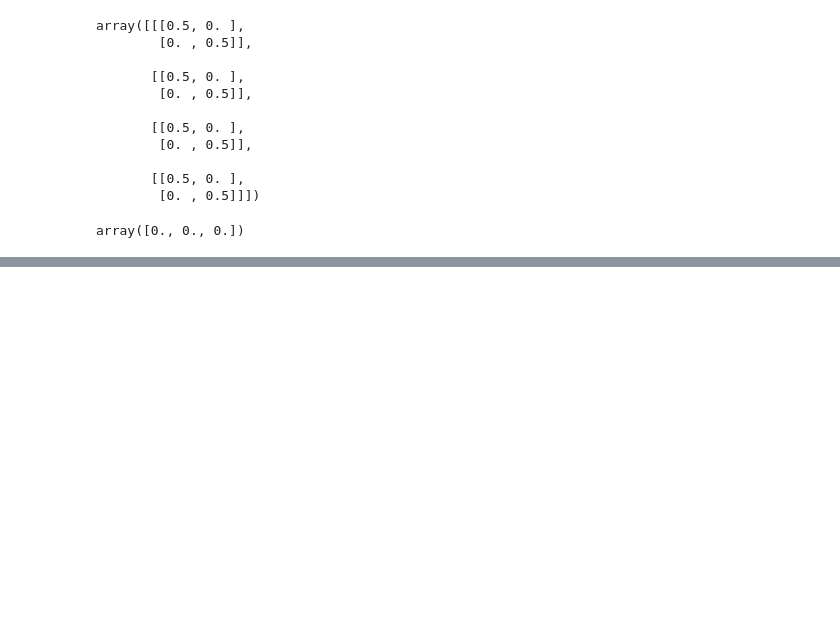
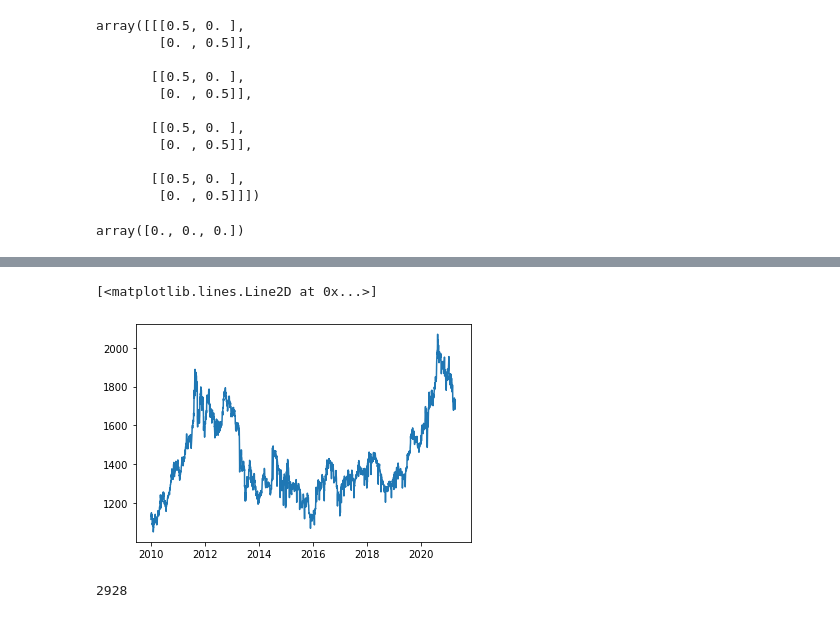
Before and after one commit to kwonsunbin/LFD_project2, a Jupyter notebook: src/Untitled.ipynb, the cells around one changed output, grey strips where cells are left out. Saved outputs shown, nothing was run; the diff lists cells and outputs as text; code cells hidden in the pictures; blank space fills up the shorter version.

```diff
--- a/src/Untitled.ipynb
+++ b/src/Untitled.ipynb
@@ -55,0 +129,23 @@ array([0., 0., 0.])
+# %%
+
+def merge_data(start_date, end_date, symbols):
+    dates = pd.date_range(start_date, end_date)
+    df = pd.DataFrame(index=dates)
+
+    if 'Gold' not in symbols:
+        symbols.insert(0, 'Gold')
+
+    for symbol in symbols:
+
+        if symbol in ['Gold', 'USD'] :
+            df_temp = pd.read_csv(get_data_path(symbol), index_col="Date", parse_dates=True, na_values=['nan'])
+            df_temp = df_temp.applymap(lambda x : x.replace(',', ''))
+            df_temp.columns = [symbol + '_' + col for col in df_temp.columns]  # rename columns
+            df = df.join(df_temp)
+            continue
+
+        df_temp = pd.read_csv(get_data_path(symbol), index_col="Date", parse_dates=True, na_values=['nan'])
+        df_temp.columns = [symbol + '_' + col for col in df_temp.columns]  # rename columns
+        df = df.join(df_temp)
+
+    return df
@@ -55,0 +165,8 @@ array([0., 0., 0.])
+# %%
+table = merge_data('2010-01-01', '2021-04-18', symbols=['Gold'])
+
+    # TODO: cleaning or filling missing value
+table.dropna(subset=['Gold_Price'], inplace=True)
+
+    # TODO:  select columns to use
+gold_price = table['Gold_Price'].astype(float)
@@ -55,0 +190,9 @@ array([0., 0., 0.])
+# %%
+plt.plot(gold_price)
+# %% [output]
+[<matplotlib.lines.Line2D at 0x...>]
+[figure, added]
+# %%
+len(gold_price)
+# %% [output]
+2928
```
Also changed, not shown: parts of 29 cells of this notebook, 11 other files.
